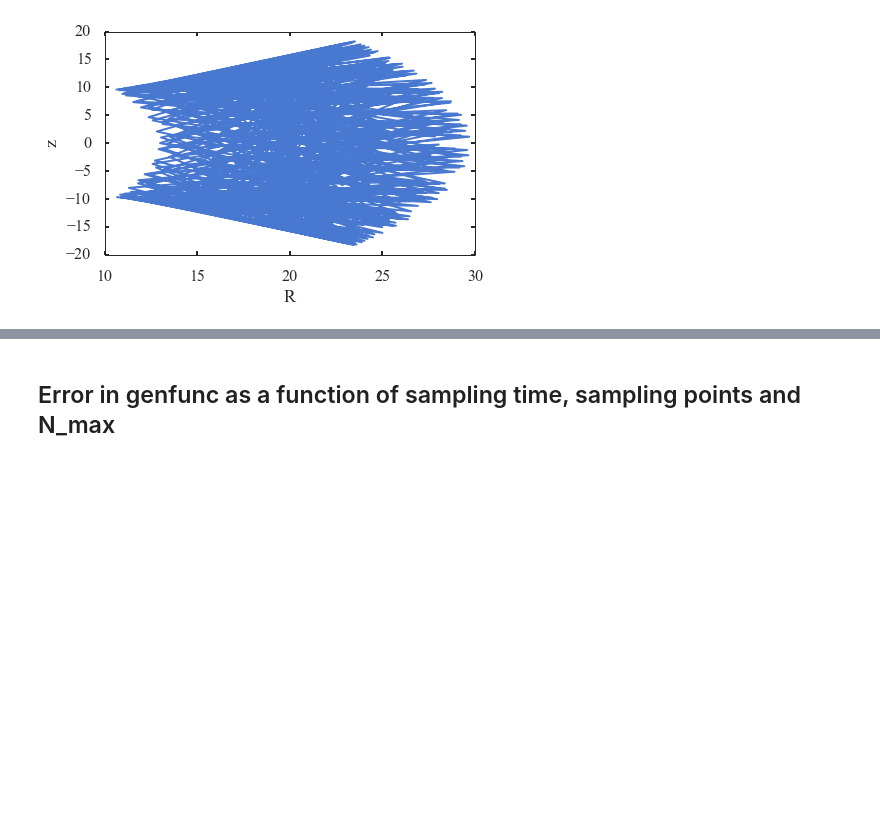
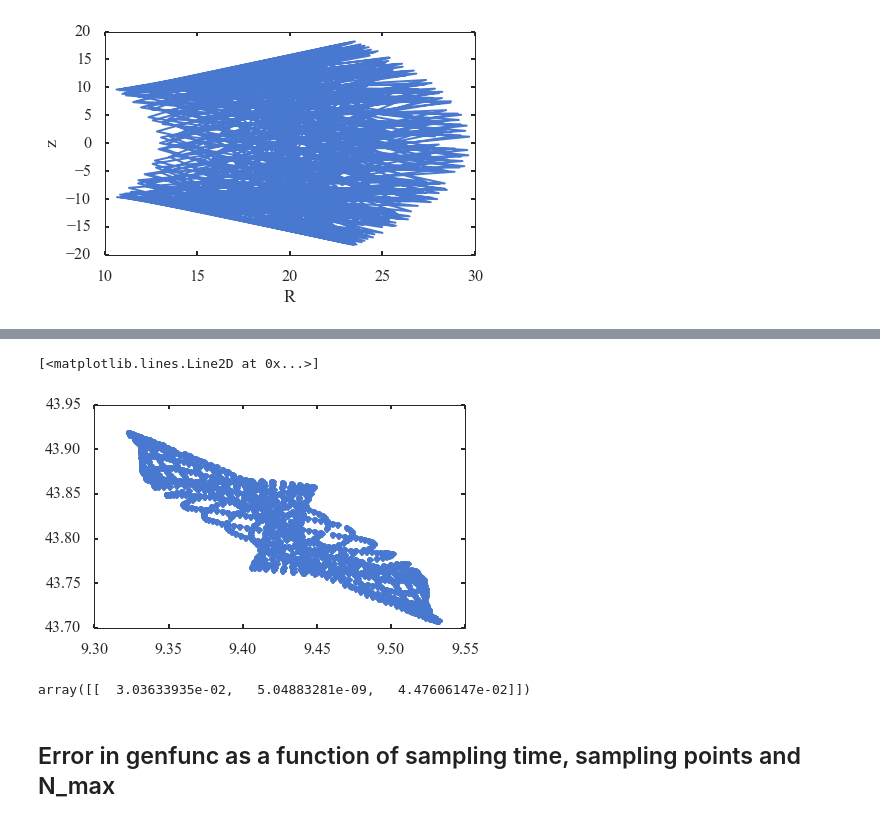
Before and after one commit to jobovy/streamgap-aa, a Jupyter notebook: py/ActionCheck.ipynb, the cells around one changed output, grey strips where cells are left out. Saved outputs shown, nothing was run; the diff lists cells and outputs as text; code cells hidden in the pictures; blank space fills up the shorter version.

```diff
--- a/py/ActionCheck.ipynb
+++ b/py/ActionCheck.ipynb
@@ -50,0 +60,9 @@ plt.xlabel('R');plt.ylabel('z')
+# %%
+plt.plot(acts.T[2],acts.T[0],'.')
+# %% [output]
+[<matplotlib.lines.Line2D at 0x...>]
+[figure, added]
+# %%
+np.std(acts,axis=1)
+# %% [output]
+array([[  3.03633935e-02,   5.04883281e-09,   4.47606147e-02]])
```
Also changed, not shown: parts of 2 cells of this notebook, 3 other files.
